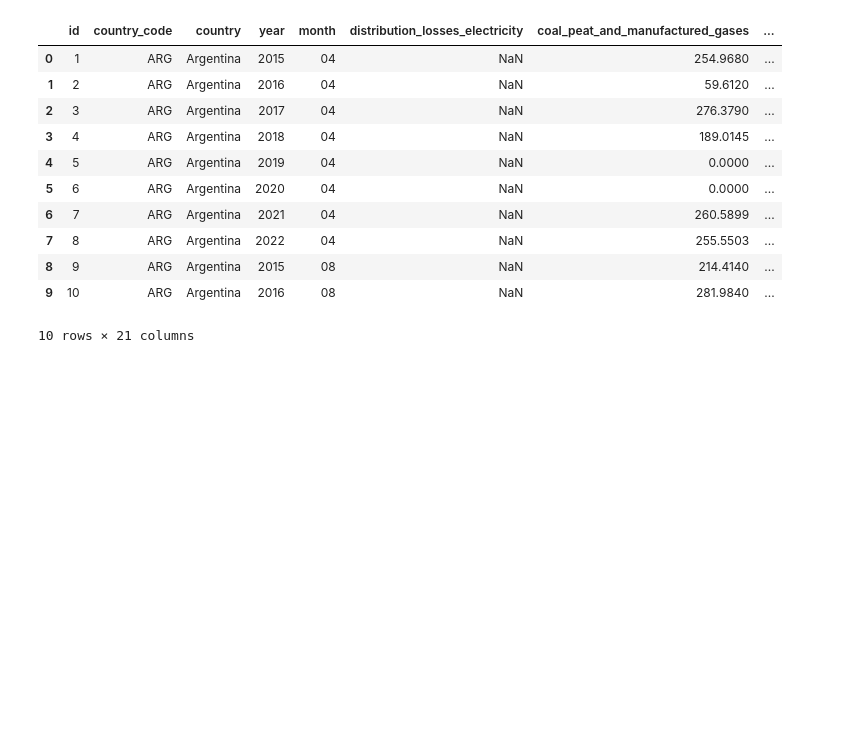
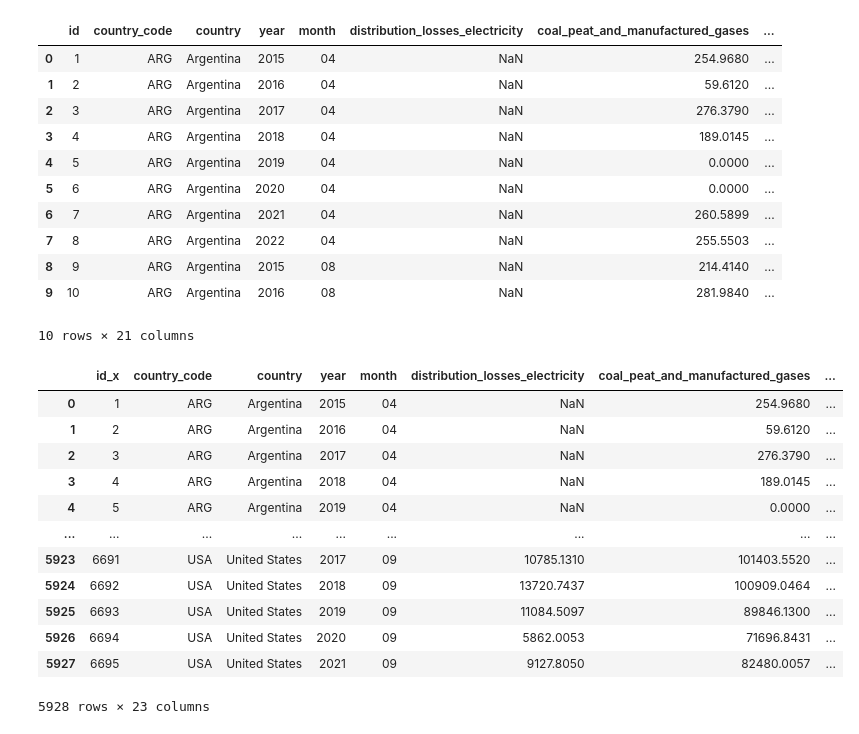
Before and after one commit to shwetajain1022/Project-4, a Jupyter notebook: electricity_model.ipynb, the cells around one changed output. Cells and saved outputs as stored; diff of their text form; code cells hidden in the pictures; blank space fills up the shorter version.

Commit message:
modified dataframe and printed to csv

```diff
--- a/electricity_model.ipynb
+++ b/electricity_model.ipynb
@@ -41,3 +41,24 @@ energyconsumption_df.head(10)
 | 8 | 9 | ARG | Argentina | 2015 | 08 | NaN | 214.4140 | ... |
 | 9 | 10 | ARG | Argentina | 2016 | 08 | NaN | 281.9840 | ... |
 10 rows × 21 columns
+# %%
+energyconsumption_final_df = pd.merge(energyconsumption_df,gdp_df,how="inner",
+                                      left_on=['country_code','month','year'], right_on = ['country_code','month','year'])
+# %%
+energyconsumption_final_df = energyconsumption_final_df.drop(columns={'country_y'})
+energyconsumption_final_df = energyconsumption_final_df.rename(columns={'country_x':'country'})
+energyconsumption_final_df
+# %% [output]
+|  | id_x | country_code | country | year | month | distribution_losses_electricity | coal_peat_and_manufactured_gases | ... |
+| 0 | 1 | ARG | Argentina | 2015 | 04 | NaN | 254.9680 | ... |
+| 1 | 2 | ARG | Argentina | 2016 | 04 | NaN | 59.6120 | ... |
+| 2 | 3 | ARG | Argentina | 2017 | 04 | NaN | 276.3790 | ... |
+| 3 | 4 | ARG | Argentina | 2018 | 04 | NaN | 189.0145 | ... |
+| 4 | 5 | ARG | Argentina | 2019 | 04 | NaN | 0.0000 | ... |
+| ... | ... | ... | ... | ... | ... | ... | ... | ... |
+| 5923 | 6691 | USA | United States | 2017 | 09 | 10785.1310 | 101403.5520 | ... |
+| 5924 | 6692 | USA | United States | 2018 | 09 | 13720.7437 | 100909.0464 | ... |
+| 5925 | 6693 | USA | United States | 2019 | 09 | 11084.5097 | 89846.1300 | ... |
+| 5926 | 6694 | USA | United States | 2020 | 09 | 5862.0053 | 71696.8431 | ... |
+| 5927 | 6695 | USA | United States | 2021 | 09 | 9127.8050 | 82480.0057 | ... |
+5928 rows × 23 columns
```
Also changed, not shown: parts of 5 cells of this notebook, 2 other files.
